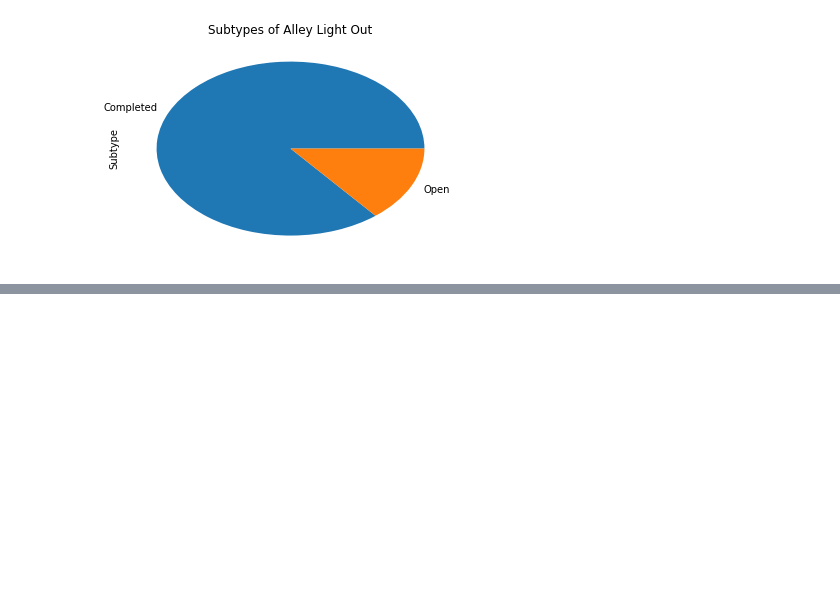
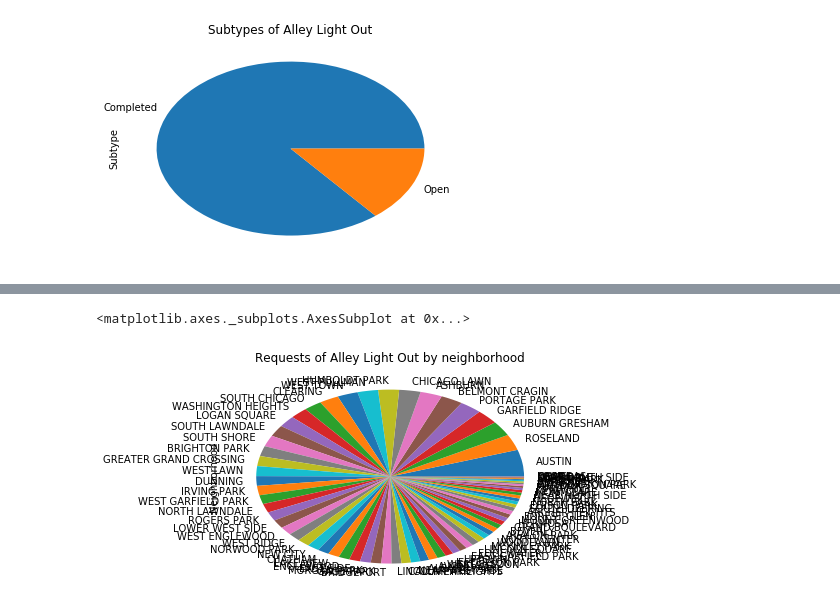
Before and after one commit to szhou12/MachineLearning4PublicPolicy, a Jupyter notebook: pa1/Q1_DataAcquisition_Analysis.ipynb, the cells around one changed output, grey strips where cells are left out. Saved outputs shown, nothing was run; the diff lists cells and outputs as text; code cells hidden in the pictures; blank space fills up the shorter version.

```diff
--- a/pa1/Q1_DataAcquisition_Analysis.ipynb
+++ b/pa1/Q1_DataAcquisition_Analysis.ipynb
@@ -77,0 +120,7 @@ light_subtype.plot(kind="pie", title="Subtypes of Alley Light Out")
+# %%
+# summary stats for lights out by neighborhood
+light_neighbor = combinedf_area[combinedf_area["Type of Service Request"]=='Alley Light Out']['Neighborhood'].value_counts()
+light_neighbor.plot(kind="pie", title="Requests of Alley Light Out by neighborhood")
+# %% [output]
+<matplotlib.axes._subplots.AxesSubplot at 0x...>
+[figure, added]
```
Also changed, not shown: parts of 17 cells of this notebook, 1 other file.
